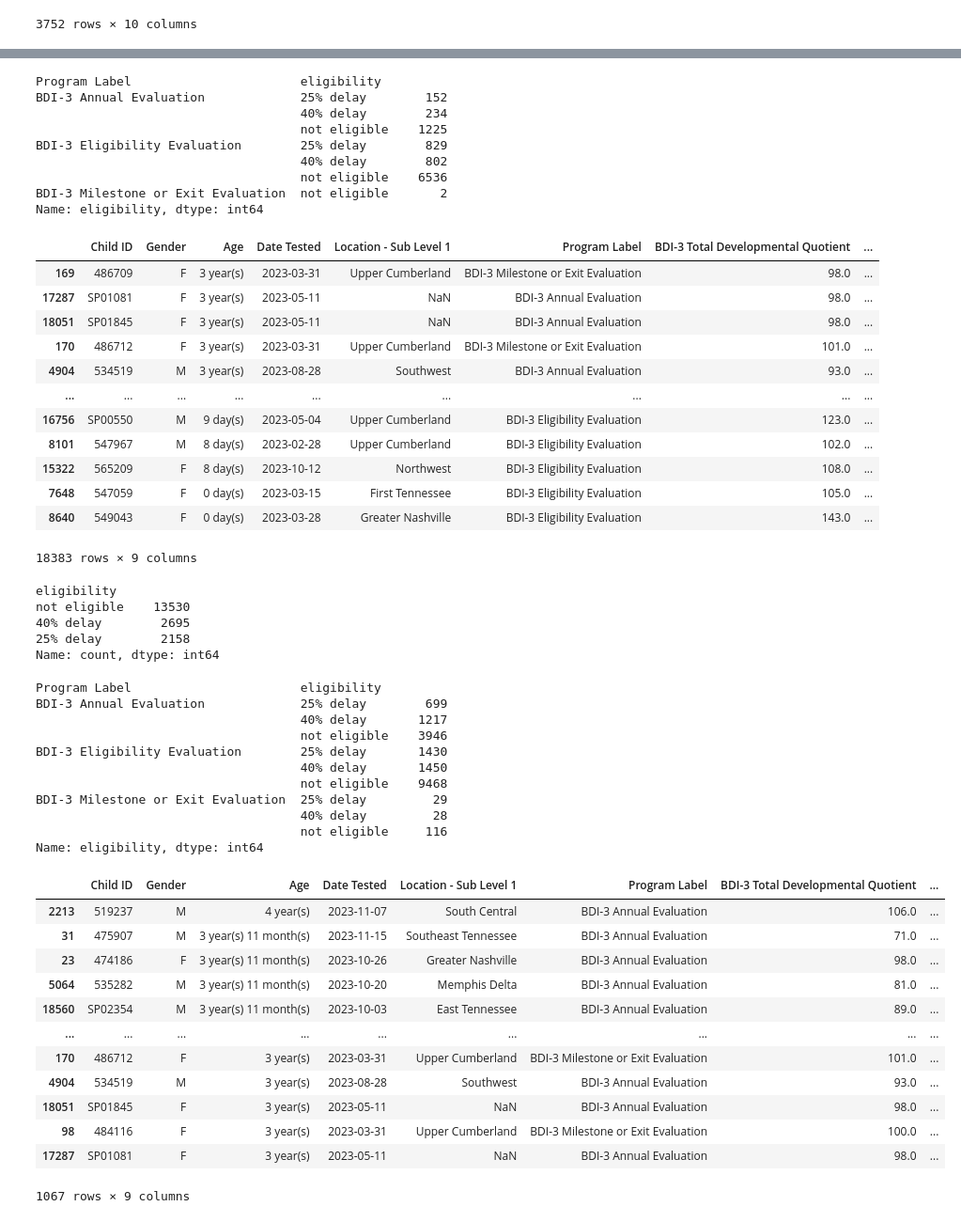
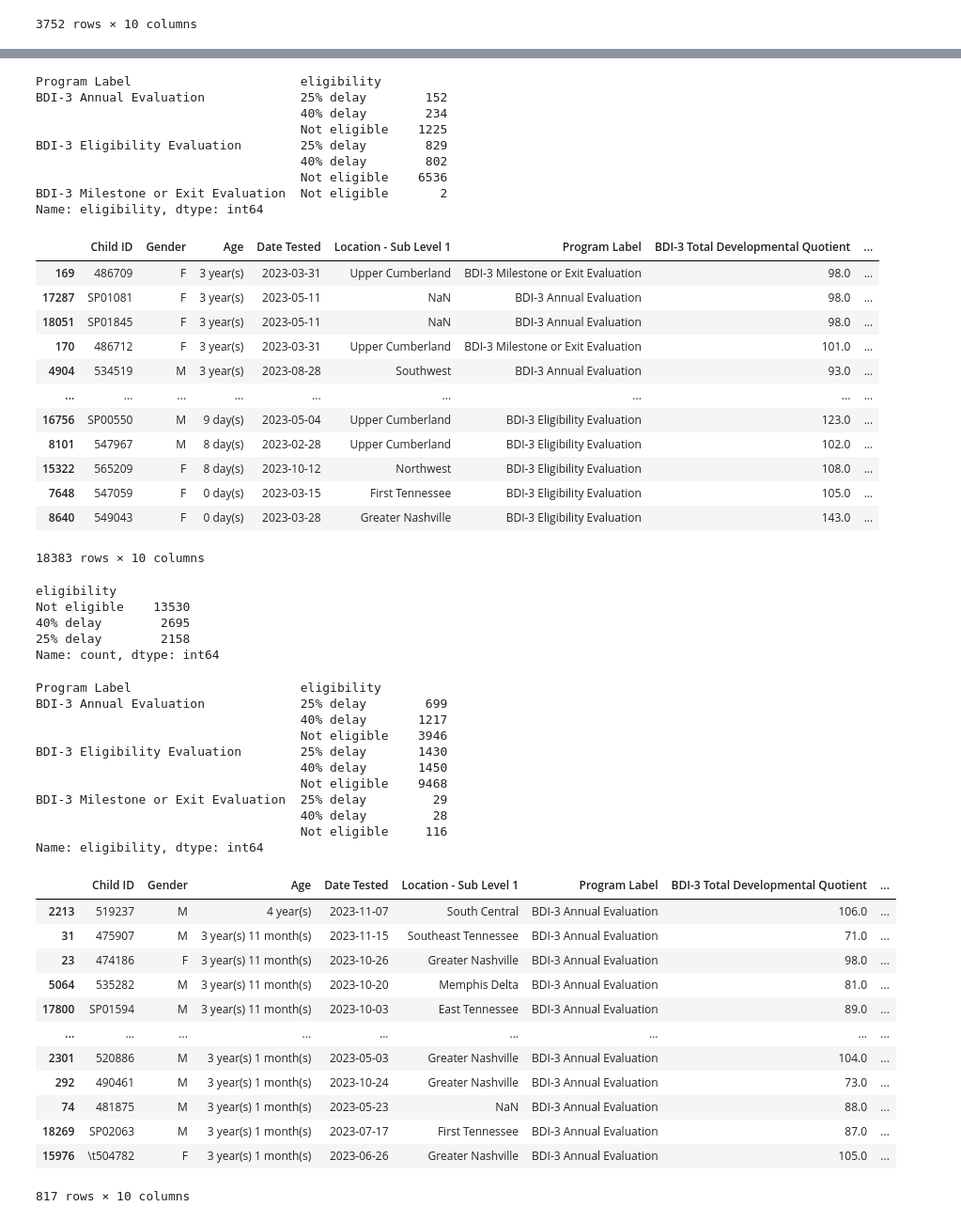
Before and after one commit to NSS-Data-Analytics-Cohort-10/teis-labracoders, a Jupyter notebook: notebooks/eda_2.ipynb, the cells around one changed output, grey strips where cells are left out. Shown at 94% size. Saved outputs shown, nothing was run; the diff lists cells and outputs as text; code cells hidden in the pictures.

```diff
--- a/notebooks/eda_2.ipynb
+++ b/notebooks/eda_2.ipynb
@@ -474,7 +475,7 @@ def filter(x):
     if (x >= 71 and x <= 78):
         return '25% delay'
     if x >= 79:
-        return 'not eligible'
+        return 'Not eligible'
 #applying the filter function to 'Salary' column
 bdi_dq['eligibility'] = bdi_dq['BDI-3 Total Developmental Quotient'].apply(filter)
 # %% [output]
@@ -582,11 +583,11 @@ bdi_dq_to_2yr.groupby(['Program Label','eligibility'])['eligibility'].count()
 Program Label                       eligibility
 BDI-3 Annual Evaluation             25% delay        152
                                     40% delay        234
-                                    not eligible    1225
+                                    Not eligible    1225
 BDI-3 Eligibility Evaluation        25% delay        829
                                     40% delay        802
-                                    not eligible    6536
-BDI-3 Milestone or Exit Evaluation  not eligible       2
+                                    Not eligible    6536
+BDI-3 Milestone or Exit Evaluation  Not eligible       2
 Name: eligibility, dtype: int64
 # %%
 bdi_dq_to_3yr=bdi_dq.loc[bdi_dq['Age_num']<=3.000].sort_values('Age_num', ascending=False)
@@ -604,12 +605,12 @@ bdi_dq_to_3yr
 | 15322 | 565209 | F | 8 day(s) | 2023-10-12 | Northwest | BDI-3 Eligibility Evaluation | 108.0 | ... |
 | 7648 | 547059 | F | 0 day(s) | 2023-03-15 | First Tennessee | BDI-3 Eligibility Evaluation | 105.0 | ... |
 | 8640 | 549043 | F | 0 day(s) | 2023-03-28 | Greater Nashville | BDI-3 Eligibility Evaluation | 143.0 | ... |
-18383 rows × 9 columns
+18383 rows × 10 columns
 # %%
 bdi_dq_to_3yr['eligibility'].value_counts()
 # %% [output]
 eligibility
-not eligible    13530
+Not eligible    13530
 40% delay        2695
 25% delay        2158
 Name: count, dtype: int64
@@ -619,31 +620,31 @@ bdi_dq_to_3yr.groupby(['Program Label','eligibility'])['eligibility'].count()
 Program Label                       eligibility
 BDI-3 Annual Evaluation             25% delay        699
                                     40% delay       1217
-                                    not eligible    3946
+                                    Not eligible    3946
 BDI-3 Eligibility Evaluation        25% delay       1430
                                     40% delay       1450
-                                    not eligible    9468
+                                    Not eligible    9468
 BDI-3 Milestone or Exit Evaluation  25% delay         29
                                     40% delay         28
-                                    not eligible     116
+                                    Not eligible     116
 Name: eligibility, dtype: int64
 # %%
-bdi_dq_above_3yr=bdi_dq.loc[bdi_dq['Age_num']>=3.000].sort_values('Age_num', ascending=False)
+bdi_dq_above_3yr=bdi_dq.loc[bdi_dq['Age_num']>3.082].sort_values('Age_num', ascending=False)
 bdi_dq_above_3yr
 # %% [output]
 |  | Child ID | Gender | Age | Date Tested | Location - Sub Level 1 | Program Label | BDI-3 Total Developmental Quotient | ... |
 | 2213 | 519237 | M | 4 year(s) | 2023-11-07 | South Central | BDI-3 Annual Evaluation | 106.0 | ... |
 | 31 | 475907 | M | 3 year(s) 11 month(s) | 2023-11-15 | Southeast Tennessee | BDI-3 Annual Evaluation | 71.0 | ... |
 | 23 | 474186 | F | 3 year(s) 11 month(s) | 2023-10-26 | Greater Nashville | BDI-3 Annual Evaluation | 98.0 | ... |
 | 5064 | 535282 | M | 3 year(s) 11 month(s) | 2023-10-20 | Memphis Delta | BDI-3 Annual Evaluation | 81.0 | ... |
-| 18560 | SP02354 | M | 3 year(s) 11 month(s) | 2023-10-03 | East Tennessee | BDI-3 Annual Evaluation | 89.0 | ... |
+| 17800 | SP01594 | M | 3 year(s) 11 month(s) | 2023-10-03 | East Tennessee | BDI-3 Annual Evaluation | 89.0 | ... |
 | ... | ... | ... | ... | ... | ... | ... | ... | ... |
-| 170 | 486712 | F | 3 year(s) | 2023-03-31 | Upper Cumberland | BDI-3 Milestone or Exit Evaluation | 101.0 | ... |
-| 4904 | 534519 | M | 3 year(s) | 2023-08-28 | Southwest | BDI-3 Annual Evaluation | 93.0 | ... |
-| 18051 | SP01845 | F | 3 year(s) | 2023-05-11 | NaN | BDI-3 Annual Evaluation | 98.0 | ... |
-| 98 | 484116 | F | 3 year(s) | 2023-03-31 | Upper Cumberland | BDI-3 Milestone or Exit Evaluation | 100.0 | ... |
-| 17287 | SP01081 | F | 3 year(s) | 2023-05-11 | NaN | BDI-3 Annual Evaluation | 98.0 | ... |
+| 2301 | 520886 | M | 3 year(s) 1 month(s) | 2023-05-03 | Greater Nashville | BDI-3 Annual Evaluation | 104.0 | ... |
+| 292 | 490461 | M | 3 year(s) 1 month(s) | 2023-10-24 | Greater Nashville | BDI-3 Annual Evaluation | 73.0 | ... |
+| 74 | 481875 | M | 3 year(s) 1 month(s) | 2023-05-23 | NaN | BDI-3 Annual Evaluation | 88.0 | ... |
+| 18269 | SP02063 | M | 3 year(s) 1 month(s) | 2023-07-17 | First Tennessee | BDI-3 Annual Evaluation | 87.0 | ... |
+| 15976 | \t504782 | F | 3 year(s) 1 month(s) | 2023-06-26 | Greater Nashville | BDI-3 Annual Evaluation | 105.0 | ... |
-1067 rows × 9 columns
+817 rows × 10 columns
 # %%
 bdi_dq_above_3yr['eligibility'].value_counts()
 # %% [output]
```
Also changed, not shown: parts of 26 cells of this notebook.
